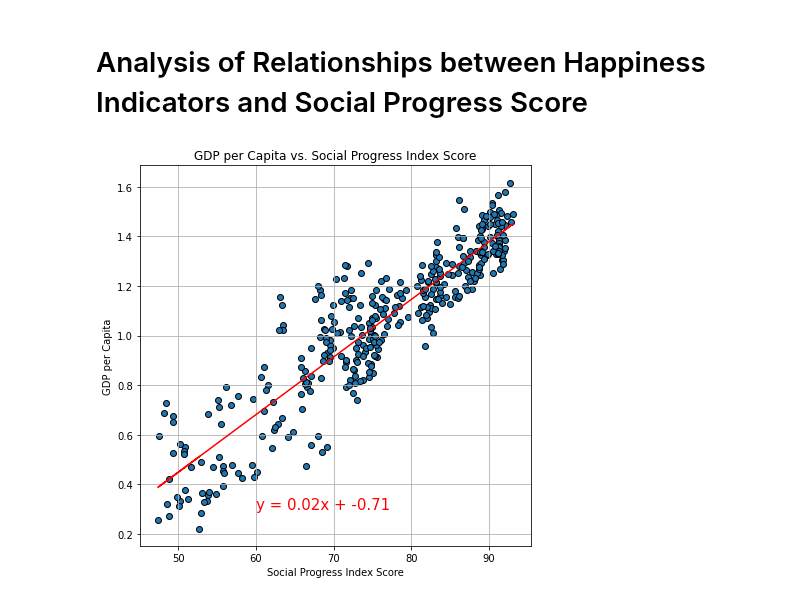
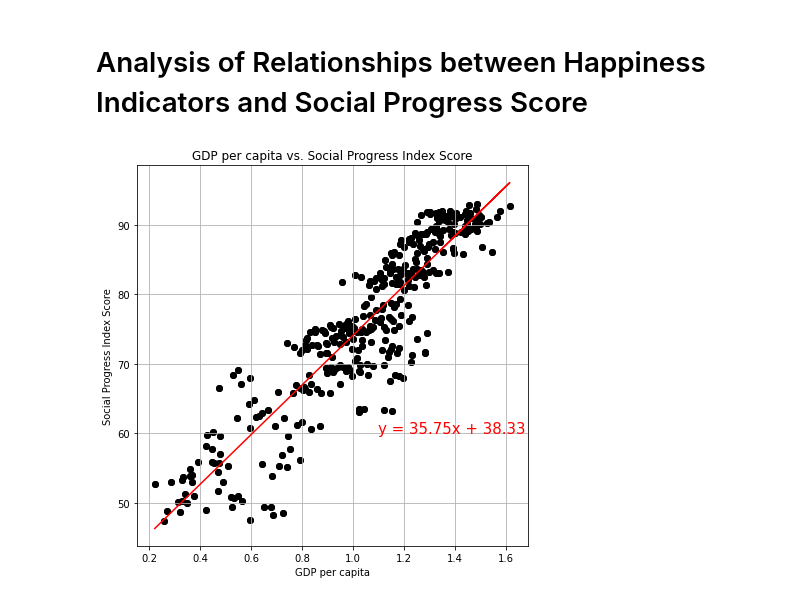
Before and after one commit to chrispope12391/Project-1-, a Jupyter notebook: Project 1_Team5.ipynb, the cells around one changed output. Drawn from its saved outputs; the diff is of its cells as text; code cells hidden in the pictures.

```diff
--- a/Project 1_Team5.ipynb
+++ b/Project 1_Team5.ipynb
@@ -547,23 +547,24 @@ weak_neg_results_df.head()
 # Analysis of Relationships between Happiness Indicators and Social Progress Score
 # %%
 # Add the linear regression equation and line to plot
-x_values = project_df['Social Progress Index_SP']
-y_values = project_df['GDP per capita_HS']
+x_values = project_df['GDP per capita_HS']
+y_values = project_df['Social Progress Index_SP']
 (slope, intercept, rvalue, pvalue, stderr) = linregress(x_values, y_values)
 regress_values = x_values * slope + intercept
 line_eq = "y = " + str(round(slope,2)) + "x + " + str(round(intercept,2))
 plt.scatter(x_values,y_values, edgecolors= "black")
 plt.plot(x_values,regress_values,"r-")
-plt.annotate(line_eq,(60, .3),fontsize=15,color="red")
+plt.annotate(line_eq,( 1.1, 60),fontsize=15,color="red")
 
 # Labels
-plt.title('GDP per Capita vs. Social Progress Index Score')
-plt.xlabel('Social Progress Index Score')
-plt.ylabel('GDP per Capita')
+plt.title('GDP per capita vs. Social Progress Index Score')
+plt.xlabel('GDP per capita')
+plt.ylabel('Social Progress Index Score')
 plt.grid()
+plt.scatter(x_values, y_values, color="black", marker="o")
 plt.show()
 # %% [output]
-[figure, old version]
+[figure, new version]
 # %%
 score = f"The r value is: {rvalue}"
 if rvalue == 0:
```
Also changed, not shown: parts of 21 cells of this notebook.
